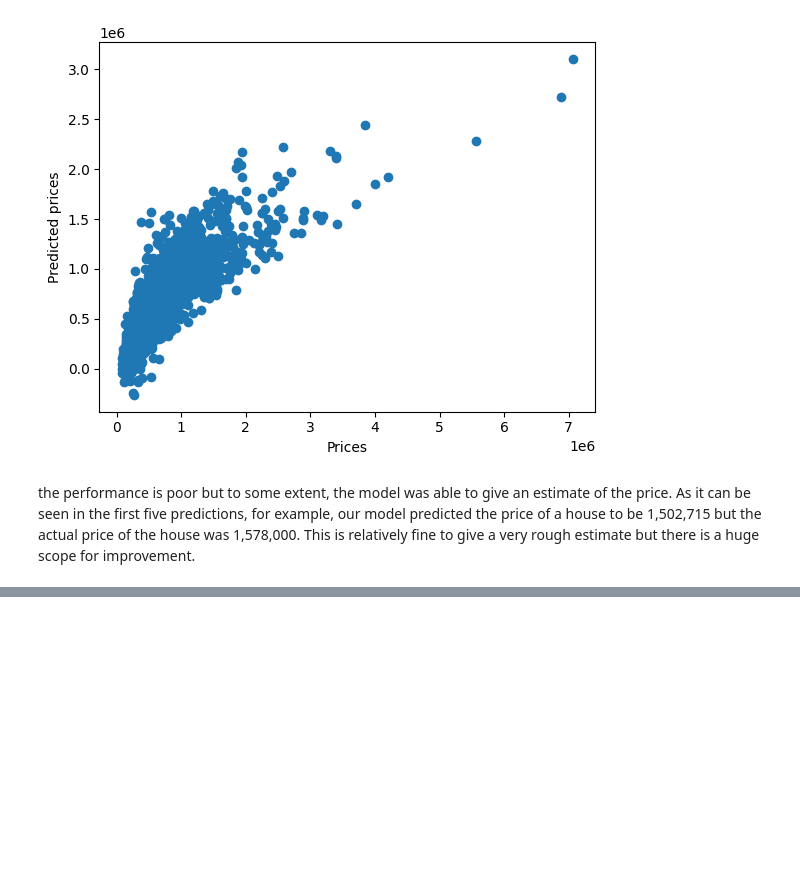
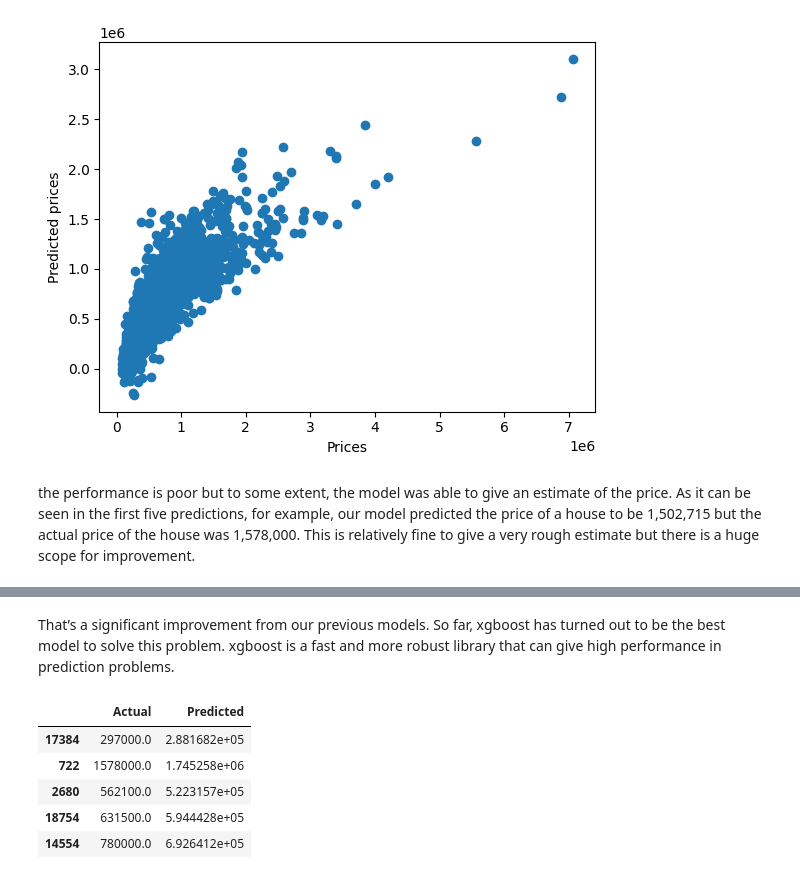
Before and after one commit to Harsha-7989/regressions, a Jupyter notebook: House_Price_Prediction.ipynb, the cells around one changed output, grey strips where cells are left out. Cells and saved outputs as stored; diff of their text form; code cells hidden in the pictures; blank space fills up the shorter version.

```diff
--- a/House_Price_Prediction.ipynb
+++ b/House_Price_Prediction.ipynb
@@ -82,0 +128,12 @@ the performance is poor but to some extent, the model was able to give an estima
+# %% [markdown]
+That’s a significant improvement from our previous models. So far, xgboost has turned out to be the best model to solve this problem. xgboost is a fast and more robust library that can give high performance in prediction problems.
+# %%
+df = pd.DataFrame({'Actual': y_test, 'Predicted': y_pred})
+df.head()
+# %% [output]
+|  | Actual | Predicted |
+| 17384 | 297000.0 | 2.881682e+05 |
+| 722 | 1578000.0 | 1.745258e+06 |
+| 2680 | 562100.0 | 5.223157e+05 |
+| 18754 | 631500.0 | 5.944428e+05 |
+| 14554 | 780000.0 | 6.926412e+05 |
```
Also changed, not shown: parts of 8 cells of this notebook.
